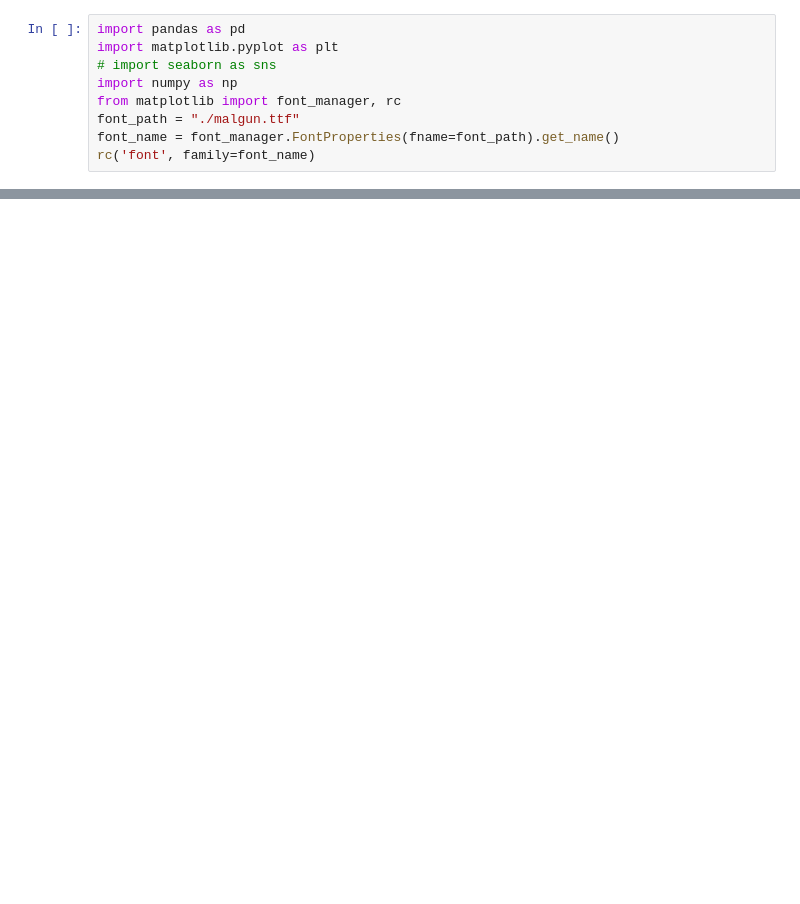
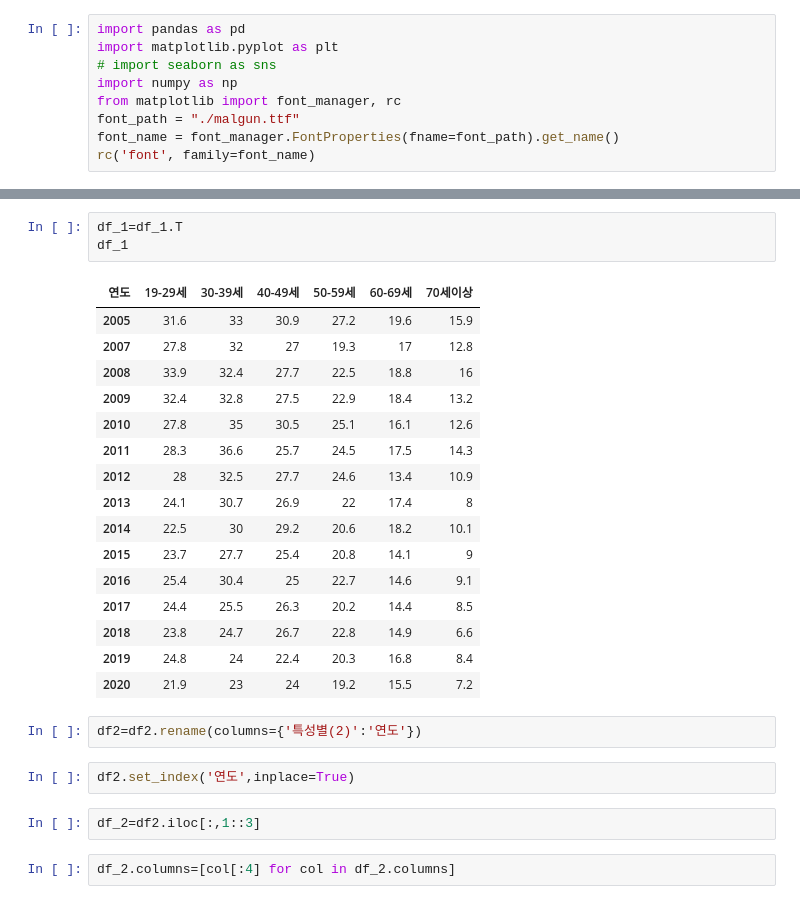
Before and after one commit to kim-myoungwoo/python_project, a Jupyter notebook: semi_project3.ipynb, the cells around one changed output, grey strips where cells are left out. Saved outputs shown, nothing was run; the diff lists cells and outputs as text; blank space fills up the shorter version.

```diff
--- a/semi_project3.ipynb
+++ b/semi_project3.ipynb
@@ -33,0 +93,28 @@ df1
+# %%
+df_1=df_1.T
+df_1
+# %% [output]
+| 연도 | 19-29세 | 30-39세 | 40-49세 | 50-59세 | 60-69세 | 70세이상 |
+| 2005 | 31.6 | 33 | 30.9 | 27.2 | 19.6 | 15.9 |
+| 2007 | 27.8 | 32 | 27 | 19.3 | 17 | 12.8 |
+| 2008 | 33.9 | 32.4 | 27.7 | 22.5 | 18.8 | 16 |
+| 2009 | 32.4 | 32.8 | 27.5 | 22.9 | 18.4 | 13.2 |
+| 2010 | 27.8 | 35 | 30.5 | 25.1 | 16.1 | 12.6 |
+| 2011 | 28.3 | 36.6 | 25.7 | 24.5 | 17.5 | 14.3 |
+| 2012 | 28 | 32.5 | 27.7 | 24.6 | 13.4 | 10.9 |
+| 2013 | 24.1 | 30.7 | 26.9 | 22 | 17.4 | 8 |
+| 2014 | 22.5 | 30 | 29.2 | 20.6 | 18.2 | 10.1 |
+| 2015 | 23.7 | 27.7 | 25.4 | 20.8 | 14.1 | 9 |
+| 2016 | 25.4 | 30.4 | 25 | 22.7 | 14.6 | 9.1 |
+| 2017 | 24.4 | 25.5 | 26.3 | 20.2 | 14.4 | 8.5 |
+| 2018 | 23.8 | 24.7 | 26.7 | 22.8 | 14.9 | 6.6 |
+| 2019 | 24.8 | 24 | 22.4 | 20.3 | 16.8 | 8.4 |
+| 2020 | 21.9 | 23 | 24 | 19.2 | 15.5 | 7.2 |
+# %%
+df2=df2.rename(columns={'특성별(2)':'연도'})
+# %%
+df2.set_index('연도',inplace=True)
+# %%
+df_2=df2.iloc[:,1::3]
+# %%
+df_2.columns=[col[:4] for col in df_2.columns]
```
Also changed, not shown: parts of 20 cells of this notebook, 3 other files.
